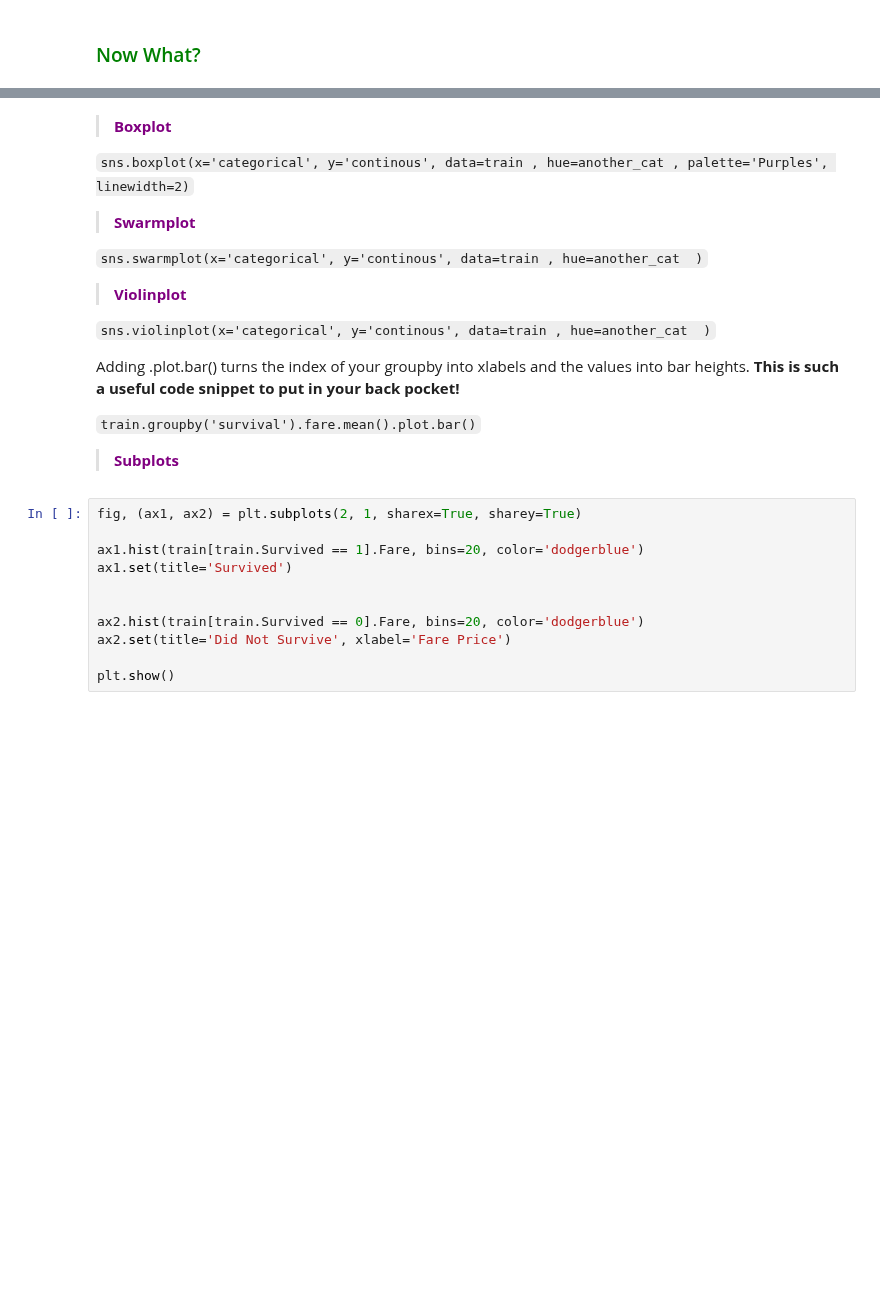
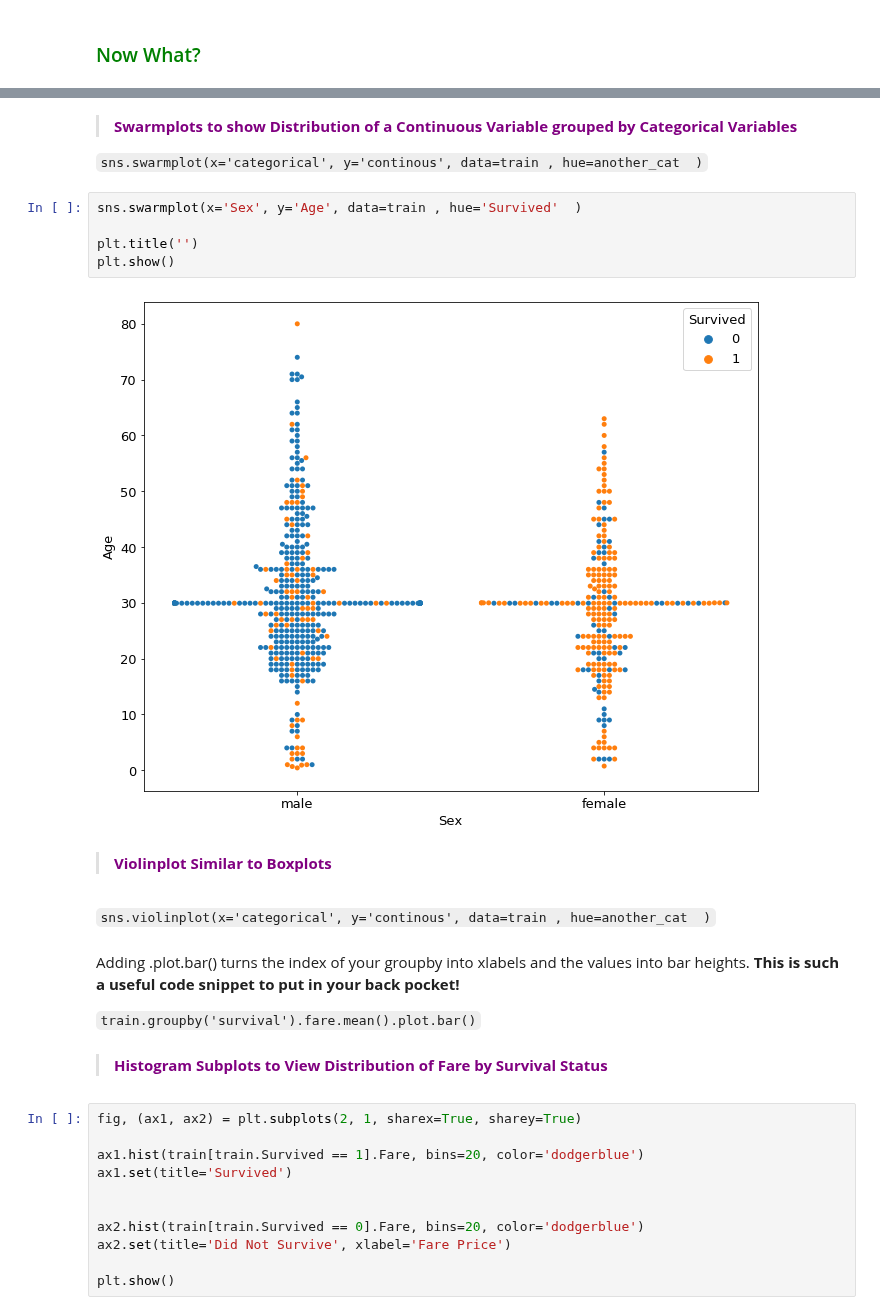
Before and after one commit to faithkane3/ds-methodologies-exercises, a Jupyter notebook: classification/classification_review.ipynb, the cells around one changed output, grey strips where cells are left out. Saved outputs shown, nothing was run; the diff lists cells and outputs as text; blank space fills up the shorter version.

```diff
--- a/classification/classification_review.ipynb
+++ b/classification/classification_review.ipynb
@@ -456,21 +477,24 @@ plt.show()
+# %% [markdown]
+>**<font color=purple>Swarmplots to show Distribution of a Continuous Variable grouped by Categorical Variables</font>**
+
+`sns.swarmplot(x='categorical', y='continous', data=train , hue=another_cat  )`
+# %%
+sns.swarmplot(x='Sex', y='Age', data=train , hue='Survived'  )
+
+plt.title('')
+plt.show()
+# %% [output]
+[figure, added]
+# %% [markdown]
+>**<font color=purple>Violinplot Similar to Boxplots</font>**
+# %% [markdown]
+`sns.violinplot(x='categorical', y='continous', data=train , hue=another_cat  )`
 # %% [markdown]
->**<font color=purple>Boxplot</font>**
-
-`sns.boxplot(x='categorical', y='continous', data=train , hue=another_cat , palette='Purples', linewidth=2)`
-
->**<font color=purple>Swarmplot</font>**
-
-`sns.swarmplot(x='categorical', y='continous', data=train , hue=another_cat  )`
-
->**<font color=purple>Violinplot</font>**
-
-`sns.violinplot(x='categorical', y='continous', data=train , hue=another_cat  )`
-
 Adding .plot.bar() turns the index of your groupby into xlabels and the values into bar heights. **This is such a useful code snippet to put in your back pocket!**
 
 `train.groupby('survival').fare.mean().plot.bar()`
-
->**<font color=purple>Subplots</font>**
+# %% [markdown]
+>**<font color=purple>Histogram Subplots to View Distribution of Fare by Survival Status</font>**
 # %%
 fig, (ax1, ax2) = plt.subplots(2, 1, sharex=True, sharey=True)
 
```
Also changed, not shown: parts of 11 cells of this notebook.
